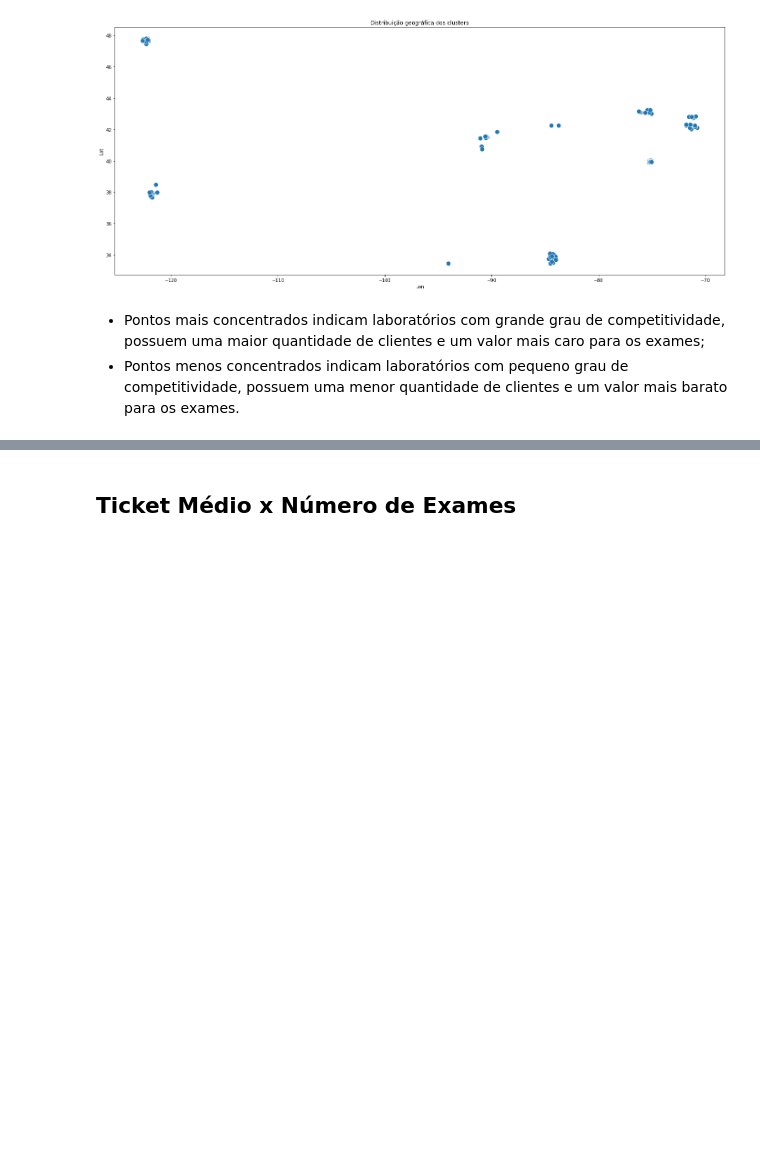
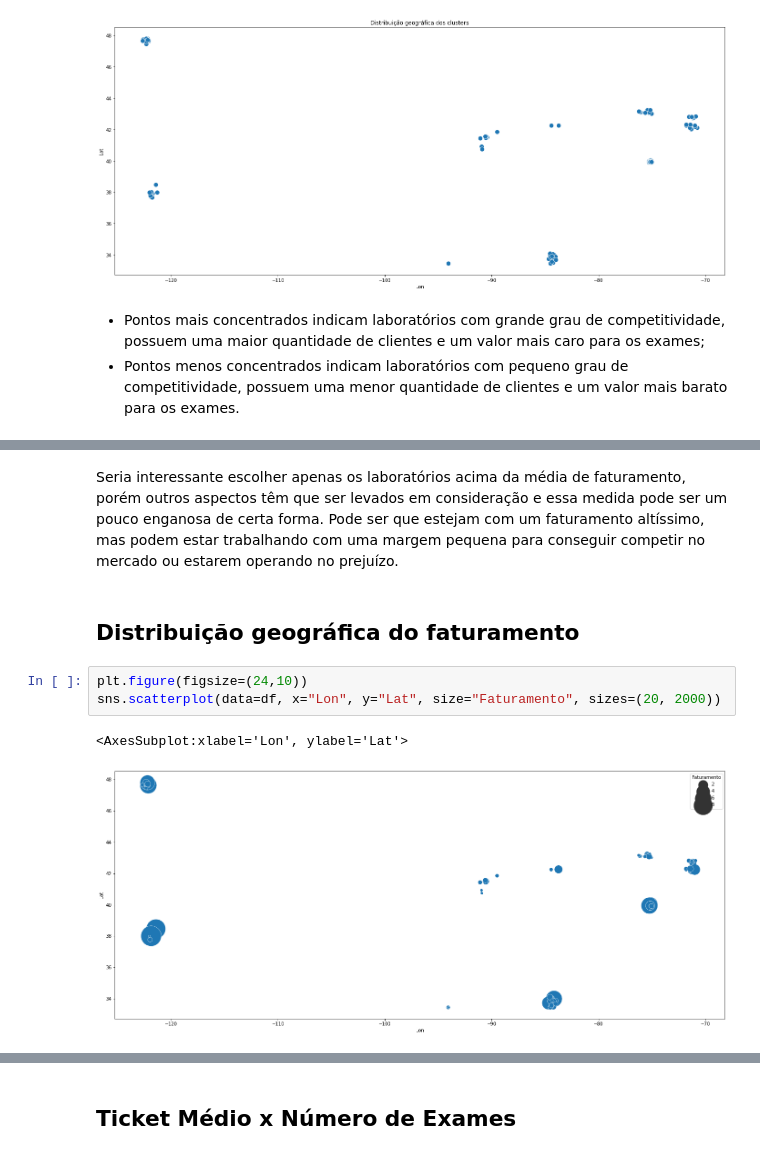
Before and after one commit to leotanaka4/desafio-elogroup, a Jupyter notebook: ans.ipynb, the cells around one changed output, grey strips where cells are left out. Drawn from its saved outputs; the diff is of its cells as text; blank space fills up the shorter version.

```diff
--- a/ans.ipynb
+++ b/ans.ipynb
@@ -289,0 +304,10 @@ geo.set(title="Distribuição geográfica dos clusters")
+# %% [markdown]
+Seria interessante escolher apenas os laboratórios acima da média de faturamento, porém outros aspectos têm que ser levados em consideração e essa medida pode ser um pouco enganosa de certa forma. Pode ser que estejam com um faturamento altíssimo, mas podem estar trabalhando com uma margem pequena para conseguir competir no mercado ou estarem operando no prejuízo.
+# %% [markdown]
+## Distribuição geográfica do faturamento
+# %%
+plt.figure(figsize=(24,10))
+sns.scatterplot(data=df, x="Lon", y="Lat", size="Faturamento", sizes=(20, 2000))
+# %% [output]
+<AxesSubplot:xlabel='Lon', ylabel='Lat'>
+[figure, added]
```
Also changed, not shown: parts of 12 cells of this notebook.
